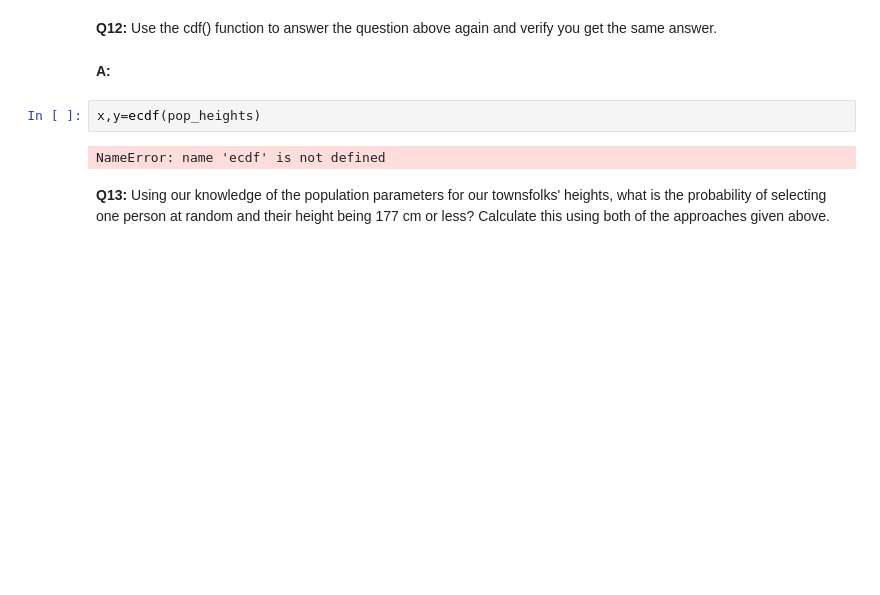
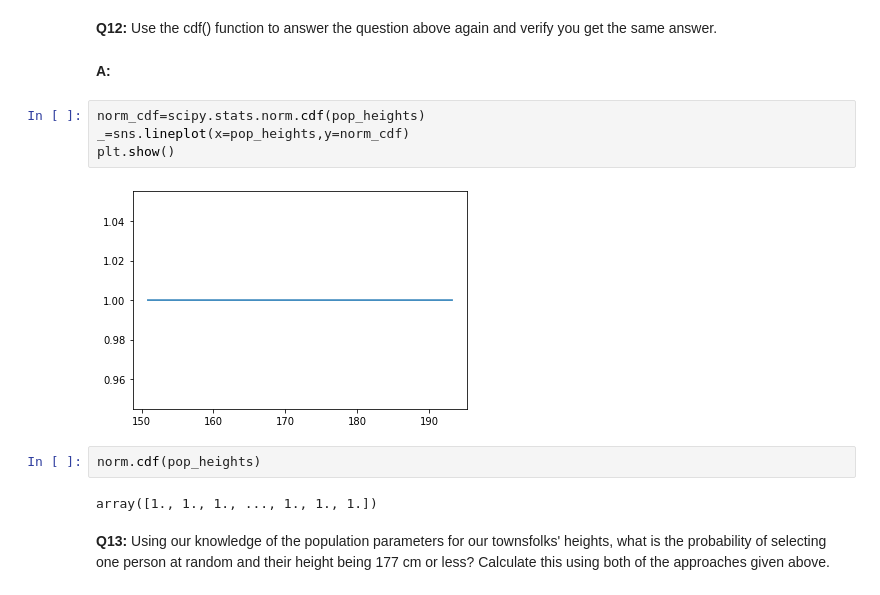
Before and after one commit to pritjee/Springboard, a Jupyter notebook: Frequentist Inference Case Study - Part A (3).ipynb, the cells around one changed output. Saved outputs shown, nothing was run; the diff lists cells and outputs as text; blank space fills up the shorter version.

```diff
--- a/Frequentist Inference Case Study - Part A (3).ipynb
+++ b/Frequentist Inference Case Study - Part A (3).ipynb
@@ -302,10 +304,16 @@ Calculating this probability involved calculating the area under the curve from
 __Q12:__ Use the cdf() function to answer the question above again and verify you get the same answer.
 # %% [markdown]
 __A:__
-# %%
-x,y=ecdf(pop_heights)
-# %% [output]
-NameError: name 'ecdf' is not defined
+# %%
+norm_cdf=scipy.stats.norm.cdf(pop_heights)
+_=sns.lineplot(x=pop_heights,y=norm_cdf)
+plt.show()
+# %% [output]
+[figure, added]
+# %%
+norm.cdf(pop_heights)
+# %% [output]
+array([1., 1., 1., ..., 1., 1., 1.])
 # %% [markdown]
 __Q13:__ Using our knowledge of the population parameters for our townsfolks' heights, what is the probability of selecting one person at random and their height being 177 cm or less? Calculate this using both of the approaches given above.
 # %% [markdown]
```
Also changed, not shown: parts of 12 cells of this notebook.
